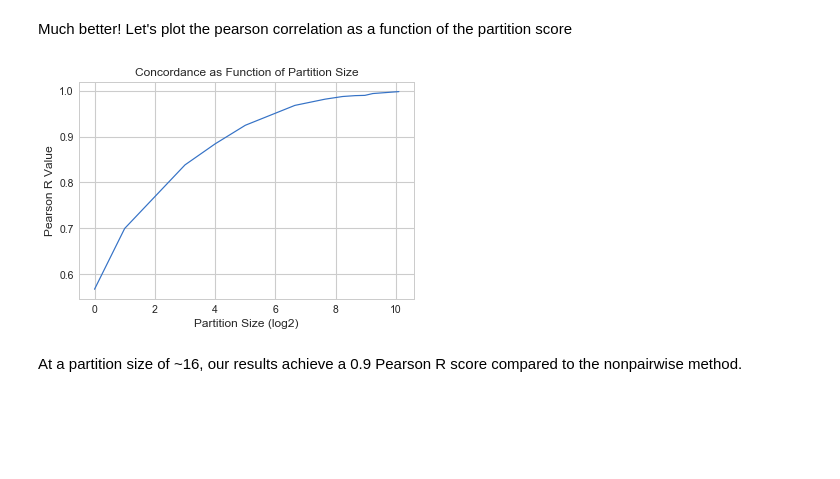
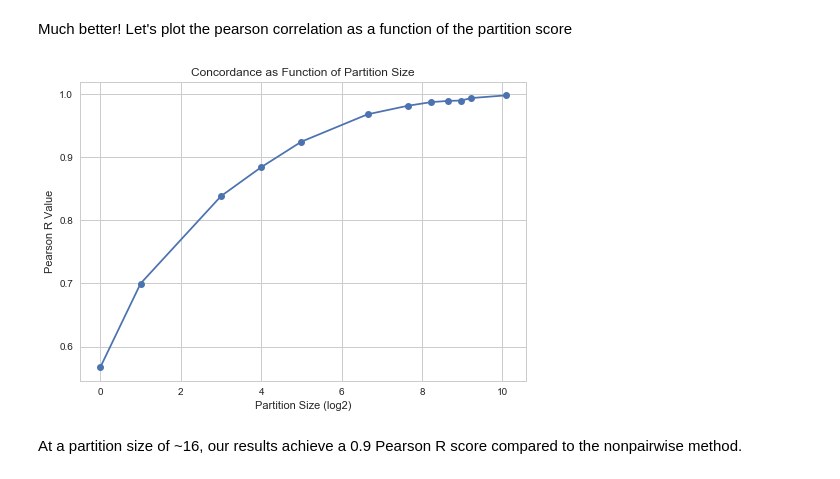
Before and after one commit to jvivian/rnaseq-recompute-analysis, a Jupyter notebook: notebooks/ranked_correlation/Pairwise-DESeq2-Partition-Method-and-Concordance.ipynb, the cells around one changed output. Cells and saved outputs as stored; diff of their text form; code cells hidden in the pictures; blank space fills up the shorter version.

```diff
--- a/notebooks/ranked_correlation/Pairwise-DESeq2-Partition-Method-and-Concordance.ipynb
+++ b/notebooks/ranked_correlation/Pairwise-DESeq2-Partition-Method-and-Concordance.ipynb
@@ -117,14 +121,14 @@ Much better! Let's plot the pearson correlation as a function of the partition s
 # %%
 ps = []
 for max_chunk in sorted(breast.keys(), key=lambda x: int(x)):
     r = rank(np_breast.geneId, breast[max_chunk].sort_values('pval').index)
     ps.append(pearsonr(np.array([x for x in xrange(len(r))]), np.array(r))[0])
-plt.plot(np.log2([int(x) for x in sorted(breast.keys(), key=lambda x: int(x))]), ps)
+plt.plot(np.log2([int(x) for x in sorted(breast.keys(), key=lambda x: int(x))]), ps, marker='o')
 plt.xlabel('Partition Size (log2)')
 plt.ylabel('Pearson R Value')
 plt.title('Concordance as Function of Partition Size');
 # %% [output]
-[figure, old version]
+[figure, new version]
 # %% [markdown]
 At a partition size of ~16, our results achieve a 0.9 Pearson R score compared to the nonpairwise method.
 # %% [markdown]
```
Also changed, not shown: parts of 6 cells of this notebook.
